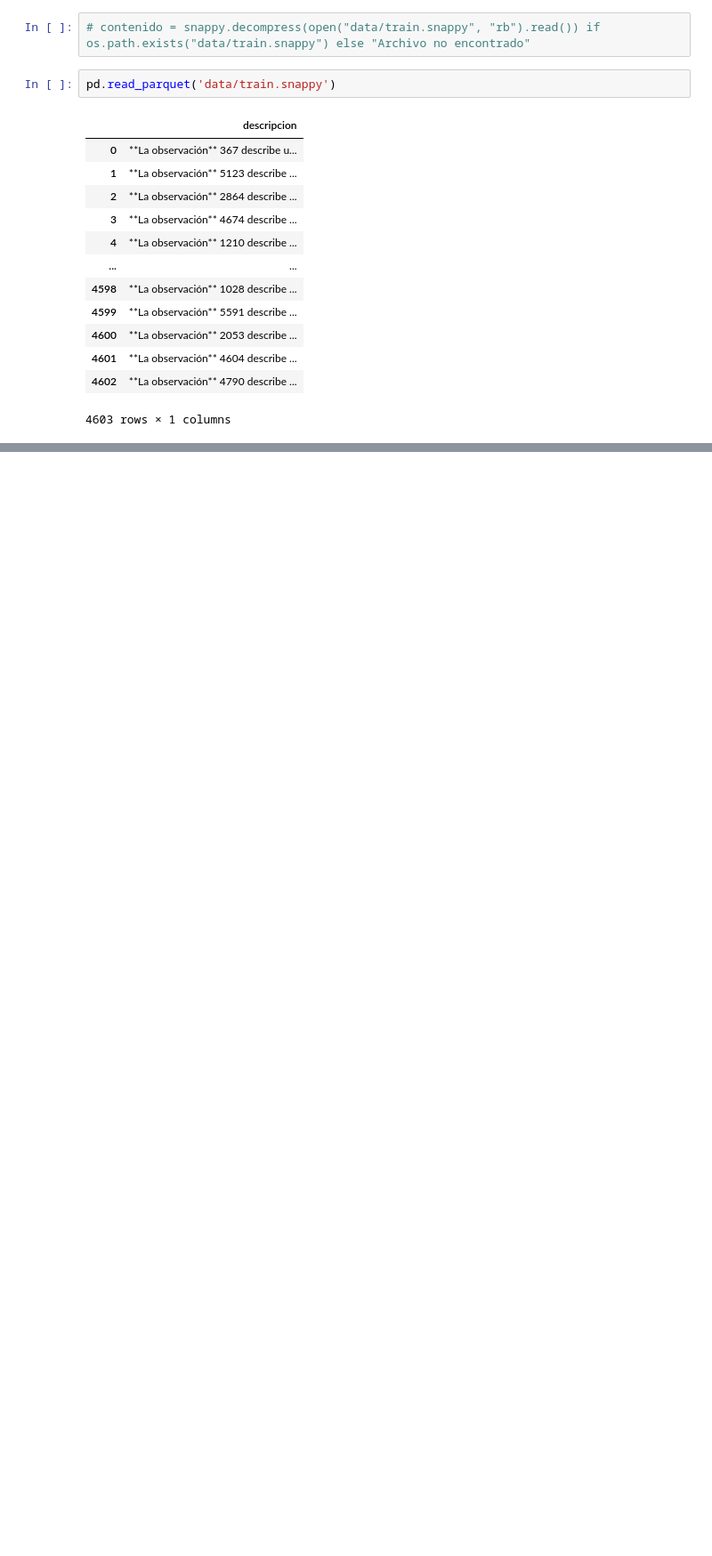
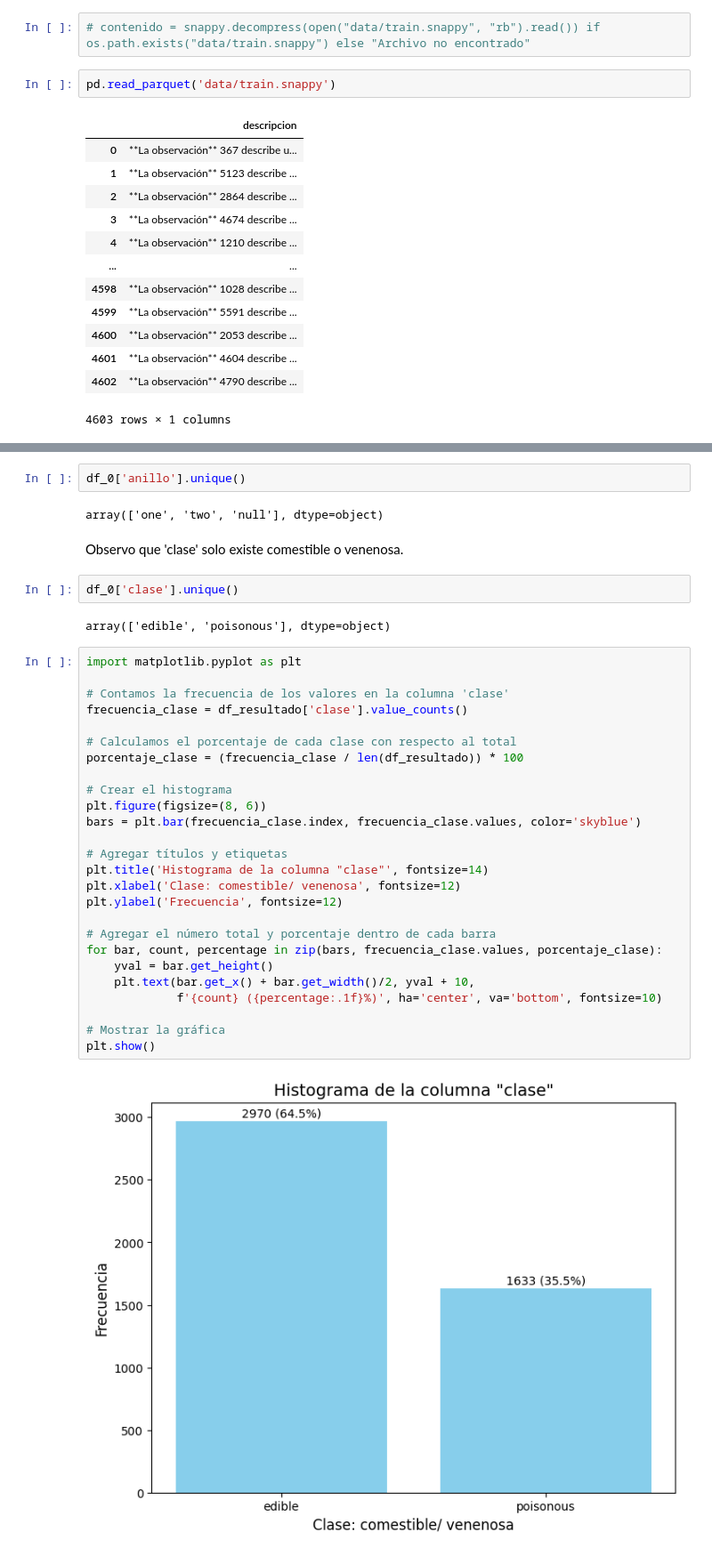
Before and after one commit to angelgvill/DS102024, a Jupyter notebook: 3-MachineLearning/2-Supervisado/Ejercicios/ejercicio_Kaggle2.ipynb, the cells around one changed output, grey strips where cells are left out. Shown at 89% size. Saved outputs shown, nothing was run; the diff lists cells and outputs as text; blank space fills up the shorter version.

```diff
--- a/3-MachineLearning/2-Supervisado/Ejercicios/ejercicio_Kaggle2.ipynb
+++ b/3-MachineLearning/2-Supervisado/Ejercicios/ejercicio_Kaggle2.ipynb
@@ -89,0 +238,38 @@ print(diccionario_fila1)
+# %%
+df_0['anillo'].unique()
+# %% [output]
+array(['one', 'two', 'null'], dtype=object)
+# %% [markdown]
+Observo que 'clase' solo existe comestible o venenosa.
+# %%
+df_0['clase'].unique()
+# %% [output]
+array(['edible', 'poisonous'], dtype=object)
+# %%
+import matplotlib.pyplot as plt
+
+# Contamos la frecuencia de los valores en la columna 'clase'
+frecuencia_clase = df_resultado['clase'].value_counts()
+
+# Calculamos el porcentaje de cada clase con respecto al total
+porcentaje_clase = (frecuencia_clase / len(df_resultado)) * 100
+
+# Crear el histograma
+plt.figure(figsize=(8, 6))
+bars = plt.bar(frecuencia_clase.index, frecuencia_clase.values, color='skyblue')
+
+# Agregar títulos y etiquetas
+plt.title('Histograma de la columna "clase"', fontsize=14)
+plt.xlabel('Clase: comestible/ venenosa', fontsize=12)
+plt.ylabel('Frecuencia', fontsize=12)
+
+# Agregar el número total y porcentaje dentro de cada barra
+for bar, count, percentage in zip(bars, frecuencia_clase.values, porcentaje_clase):
+    yval = bar.get_height()
+    plt.text(bar.get_x() + bar.get_width()/2, yval + 10,
+             f'{count} ({percentage:.1f}%)', ha='center', va='bottom', fontsize=10)
+
+# Mostrar la gráfica
+plt.show()
+# %% [output]
+[figure, added]
```
Also changed, not shown: parts of 25 cells of this notebook, 1 other file.
